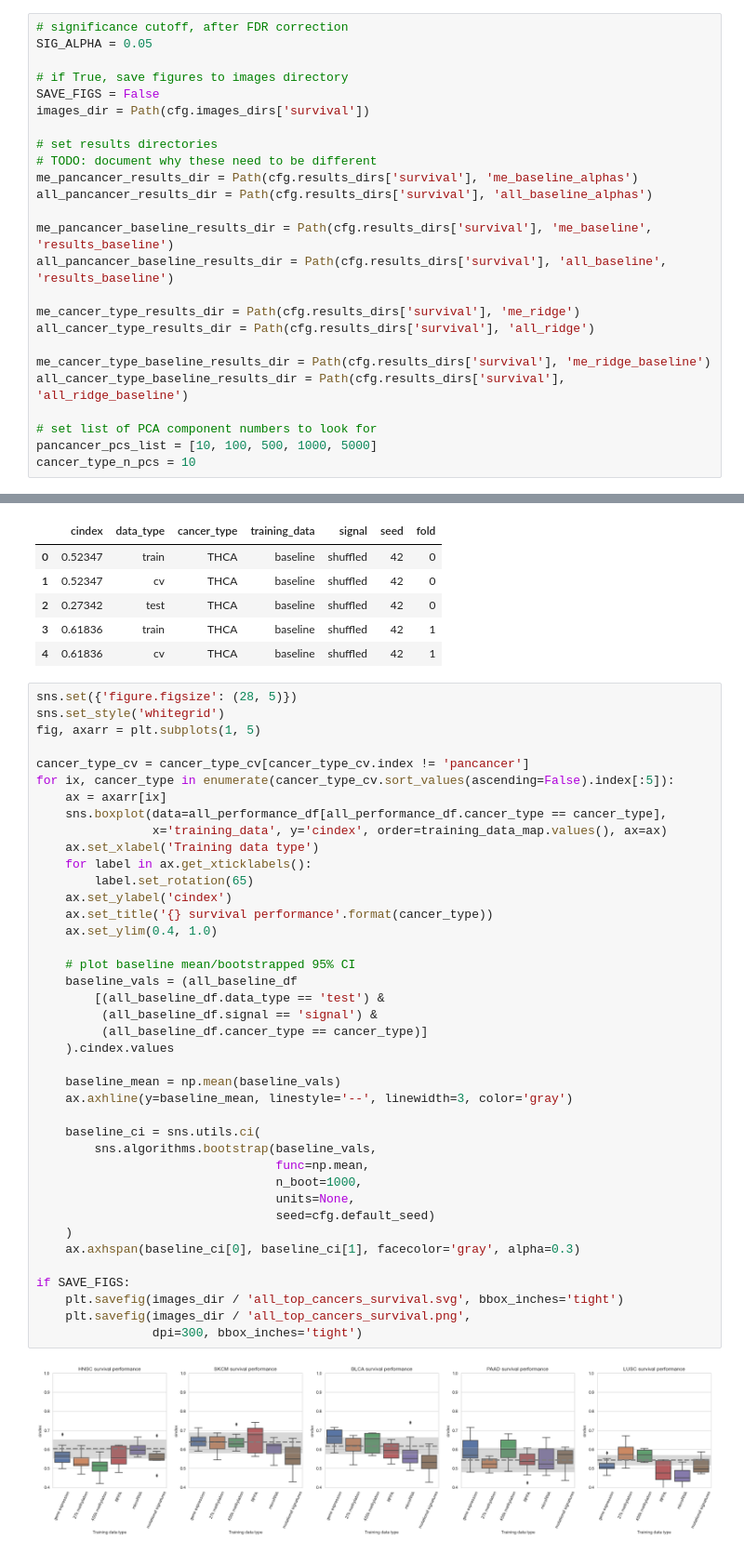
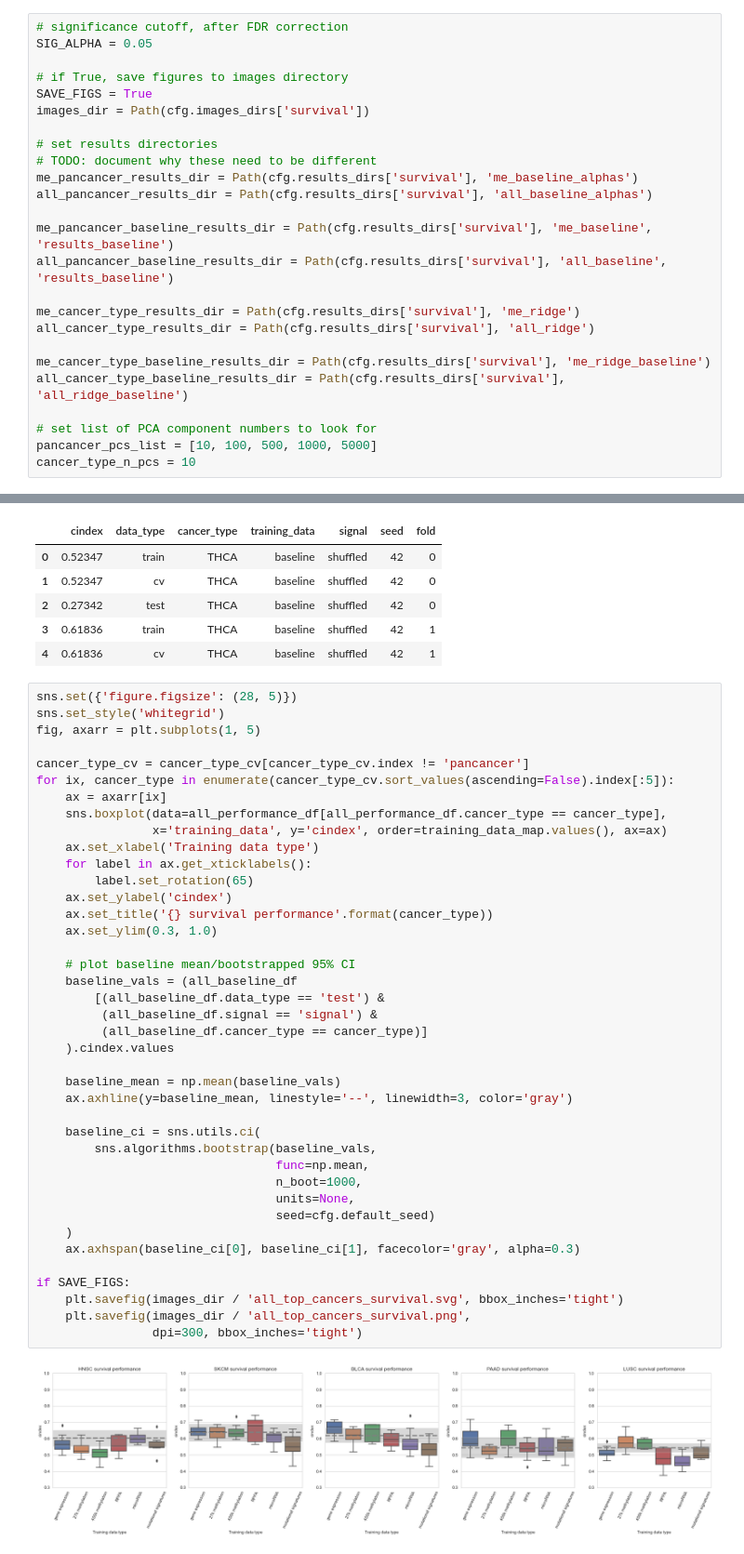
Before and after one commit to greenelab/mpmp, a Jupyter notebook: 06_predict_survival/plot_survival_pc_comparison.ipynb, the cells around one changed output, grey strips where cells are left out. Shown at 93% size. Drawn from its saved outputs; the diff is of its cells as text.

```diff
--- a/06_predict_survival/plot_survival_pc_comparison.ipynb
+++ b/06_predict_survival/plot_survival_pc_comparison.ipynb
@@ -20,7 +20,7 @@ import mpmp.utilities.plot_utilities as plu
 SIG_ALPHA = 0.05
 
 # if True, save figures to images directory
-SAVE_FIGS = False
+SAVE_FIGS = True
 images_dir = Path(cfg.images_dirs['survival'])
 
 # set results directories
@@ -543,35 +543,35 @@ for ix, cancer_type in enumerate(cancer_type_cv.sort_values(ascending=False).ind
     ax.set_xlabel('Training data type')
     for label in ax.get_xticklabels():
         label.set_rotation(65)
     ax.set_ylabel('cindex')
     ax.set_title('{} survival performance'.format(cancer_type))
-    ax.set_ylim(0.4, 1.0)
+    ax.set_ylim(0.3, 1.0)
 
     # plot baseline mean/bootstrapped 95% CI
     baseline_vals = (all_baseline_df
         [(all_baseline_df.data_type == 'test') &
          (all_baseline_df.signal == 'signal') &
          (all_baseline_df.cancer_type == cancer_type)]
     ).cindex.values
 
     baseline_mean = np.mean(baseline_vals)
     ax.axhline(y=baseline_mean, linestyle='--', linewidth=3, color='gray')
 
     baseline_ci = sns.utils.ci(
         sns.algorithms.bootstrap(baseline_vals,
                                  func=np.mean,
                                  n_boot=1000,
                                  units=None,
                                  seed=cfg.default_seed)
     )
     ax.axhspan(baseline_ci[0], baseline_ci[1], facecolor='gray', alpha=0.3)
 
 if SAVE_FIGS:
     plt.savefig(images_dir / 'all_top_cancers_survival.svg', bbox_inches='tight')
     plt.savefig(images_dir / 'all_top_cancers_survival.png',
                 dpi=300, bbox_inches='tight')
 # %% [output]
-[figure, old version]
+[figure, new version]
 # %%
 sns.set({'figure.figsize': (10, 6)})
 sns.set_style('whitegrid')
```
Also changed, not shown: parts of 1 cell of this notebook, 9 other files.
